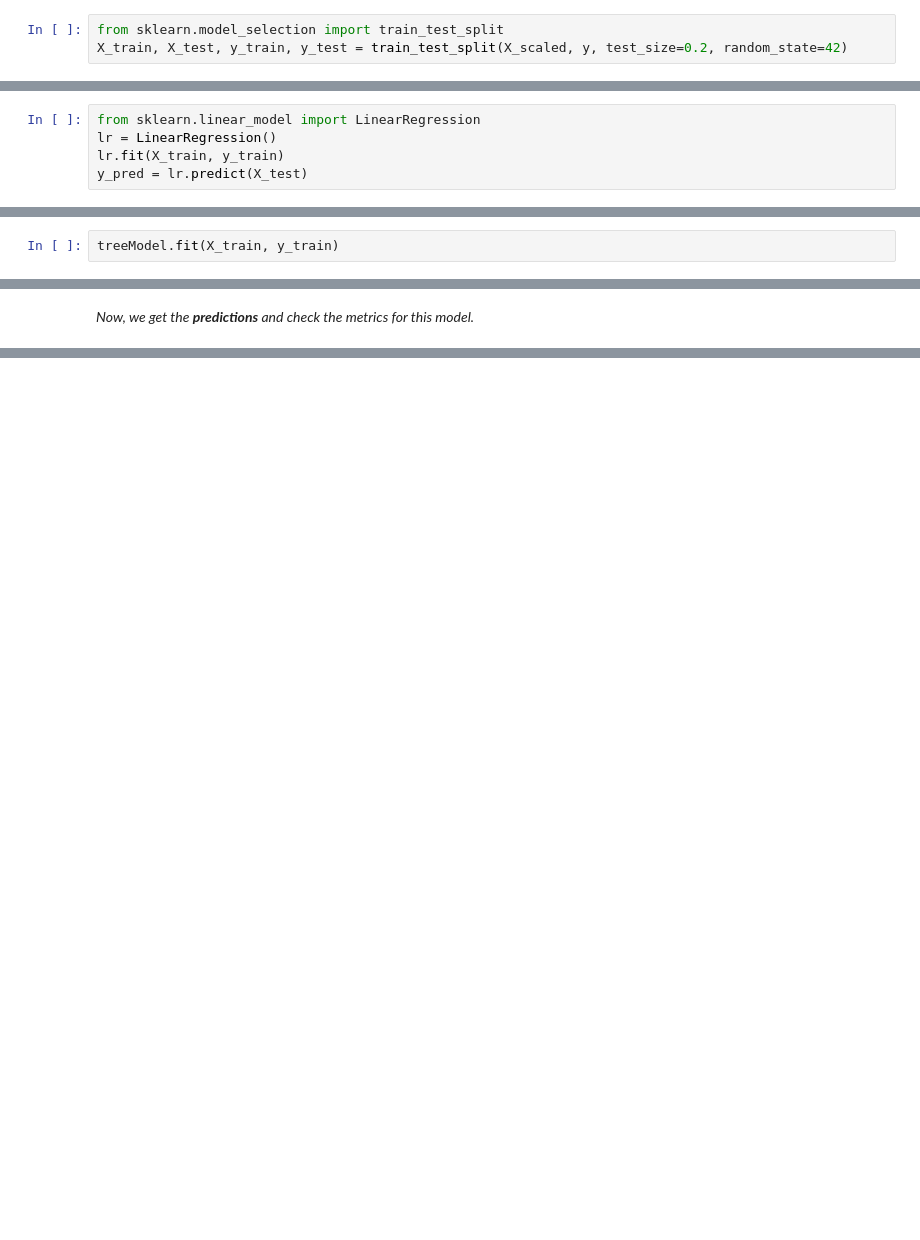
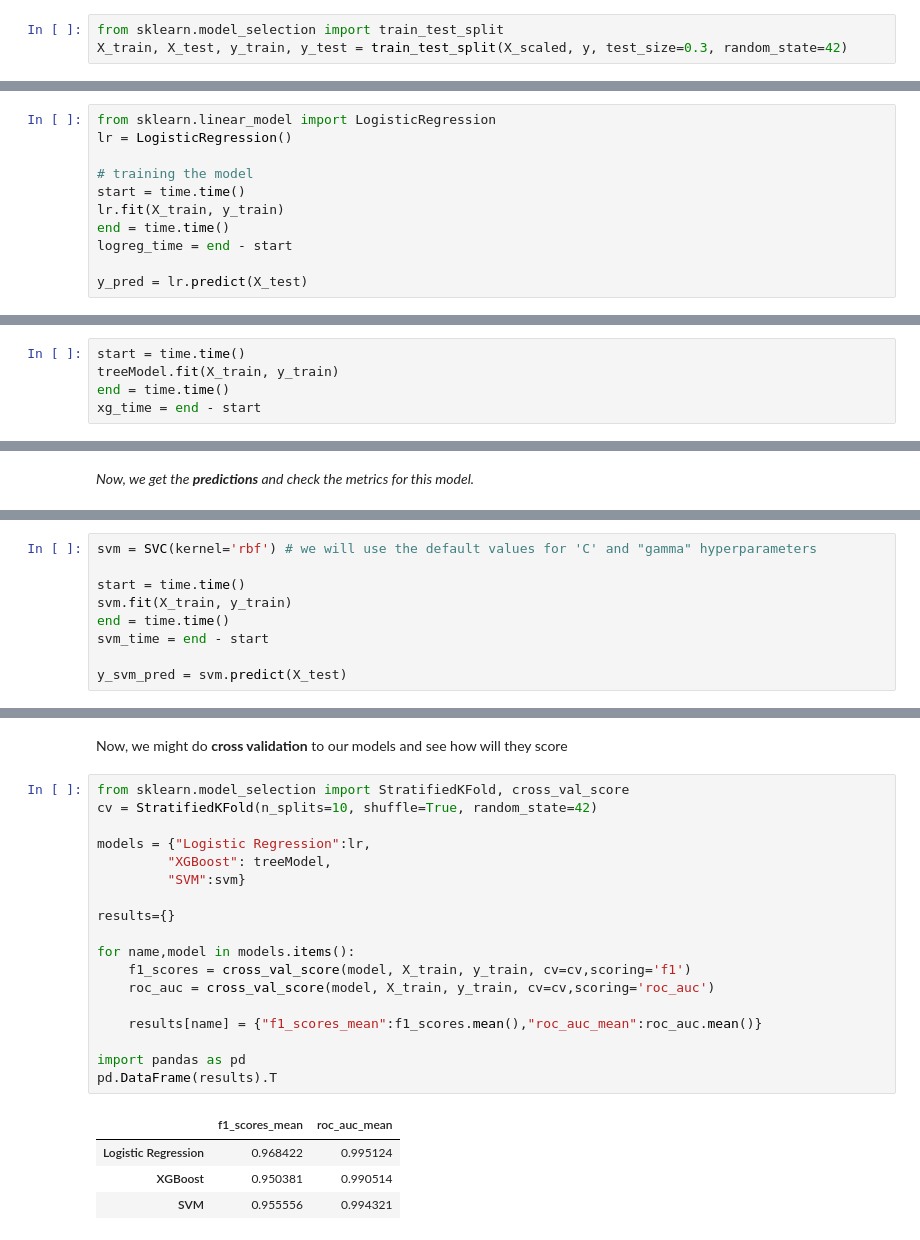
Before and after one commit to PierreRamez/BreastCancerDetection, a Jupyter notebook: BreastCancerDetection.ipynb, the cells around one changed output, grey strips where cells are left out. Cells and saved outputs as stored; diff of their text form; blank space fills up the shorter version.

```diff
--- a/BreastCancerDetection.ipynb
+++ b/BreastCancerDetection.ipynb
@@ -126,4 +121,4 @@ Name: diagnosis, dtype: float64
 _Let's do our **train-test split** to train the model and test it._
 # %%
 from sklearn.model_selection import train_test_split
-X_train, X_test, y_train, y_test = train_test_split(X_scaled, y, test_size=0.2, random_state=42)
+X_train, X_test, y_train, y_test = train_test_split(X_scaled, y, test_size=0.3, random_state=42)
@@ -132,7 +140,13 @@ _Now, it's time to import the model itself and start making some predictions! we
 # %%
-from sklearn.linear_model import LinearRegression
-lr = LinearRegression()
+from sklearn.linear_model import LogisticRegression
+lr = LogisticRegression()
+
+# training the model
+start = time.time()
 lr.fit(X_train, y_train)
+end = time.time()
+logreg_time = end - start
+
 y_pred = lr.predict(X_test)
 # %% [markdown]
 _Now, we need to set the threshold and make some roundings in order to be able to classify **Malignant** and **Benign** tumors. We will also use **type casting** to convert this **from boolean to integer**._
@@ -168,4 +182,7 @@ treeModel = XGBClassifier(eval_metric='logloss')
 # %% [markdown]
 _**Fit** the data to the model._
 # %%
+start = time.time()
 treeModel.fit(X_train, y_train)
+end = time.time()
+xg_time = end - start
@@ -207,0 +216,9 @@ weighted avg       0.96      0.96      0.96       114
+# %%
+svm = SVC(kernel='rbf') # we will use the default values for 'C' and "gamma" hyperparameters
+
+start = time.time()
+svm.fit(X_train, y_train)
+end = time.time()
+svm_time = end - start
+
+y_svm_pred = svm.predict(X_test)
@@ -207,0 +326,25 @@ weighted avg       0.96      0.96      0.96       114
+# %% [markdown]
+Now, we might do **cross validation** to our models and see how will they score
+# %%
+from sklearn.model_selection import StratifiedKFold, cross_val_score
+cv = StratifiedKFold(n_splits=10, shuffle=True, random_state=42)
+
+models = {"Logistic Regression":lr,
+         "XGBoost": treeModel,
+         "SVM":svm}
+
+results={}
+
+for name,model in models.items():
+    f1_scores = cross_val_score(model, X_train, y_train, cv=cv,scoring='f1')
+    roc_auc = cross_val_score(model, X_train, y_train, cv=cv,scoring='roc_auc')
+
+    results[name] = {"f1_scores_mean":f1_scores.mean(),"roc_auc_mean":roc_auc.mean()}
+
+import pandas as pd
+pd.DataFrame(results).T
+# %% [output]
+|  | f1_scores_mean | roc_auc_mean |
+| Logistic Regression | 0.968422 | 0.995124 |
+| XGBoost | 0.950381 | 0.990514 |
+| SVM | 0.955556 | 0.994321 |
```
Also changed, not shown: parts of 34 cells of this notebook.
